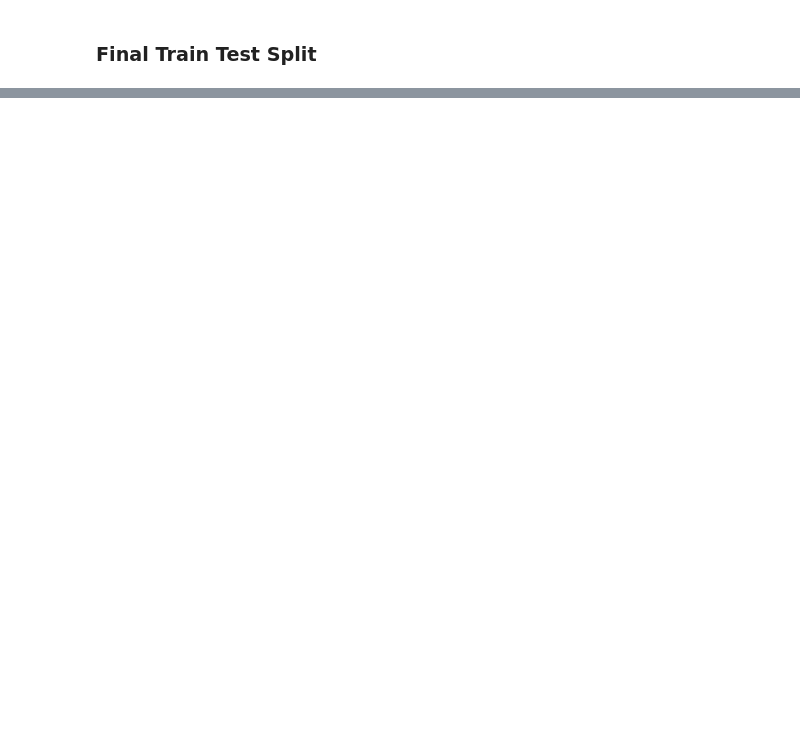
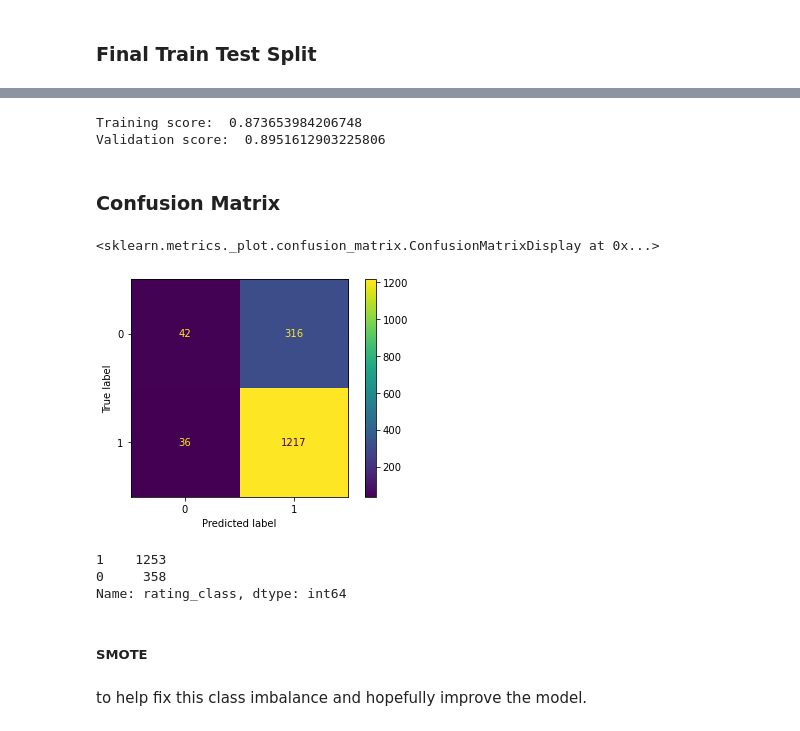
Before and after one commit to jchandleroneal/bsc-phase-three-project, a Jupyter notebook: notebooks/exploratory/dorothy/dorothy_main.ipynb, the cells around one changed output, grey strips where cells are left out. Cells and saved outputs as stored; diff of their text form; code cells hidden in the pictures; blank space fills up the shorter version.

Commit message:
modeling updates

```diff
--- a/notebooks/exploratory/dorothy/dorothy_main.ipynb
+++ b/notebooks/exploratory/dorothy/dorothy_main.ipynb
@@ -621,0 +641,8 @@ X_val
+# %%
+# fit on training categorical data
+ohe.fit(X_train)
+X_train_encoded = ohe.transform(X_train)
+X_val_encoded = ohe.transform(X_val)
+X_train_encoded_df = pd.DataFrame(X_train_encoded, columns=ohe.get_feature_names())
+X_val_encoded_df= pd.DataFrame(X_val_encoded, columns=ohe.get_feature_names())
+X_val_encoded_df
@@ -621,0 +742,27 @@ X_val
+# %%
+# Instantiate LogisticRegression
+logreg = LogisticRegression(solver='liblinear')
+# %%
+def modeling_function(model, X_train, y_train, X_val, y_val):
+
+    # fit model on training data
+    model.fit(X_train, y_train)
+
+    # make predictions on training and validation data
+    train_preds = model.predict(X_train)
+    val_preds = model.predict(X_val)
+
+    # Print accuracy score
+    print('Training score: ', f1_score(y_train, train_preds))
+    print('Validation score: ', f1_score(y_val, val_preds))
+
+    # return fitted model
+    return model
+# %%
+# call modeling function
+logreg = modeling_function(logreg, X_train_encoded_df, y_train, X_val_encoded_df, y_val)
+# %% [output]
+Training score:  0.873653984206748
+Validation score:  0.8951612903225806
+# %% [markdown]
+### Confusion Matrix ###
@@ -621,0 +771,15 @@ X_val
+# %%
+plot_confusion_matrix(logreg, X_train_encoded_df, y_train)
+# %% [output]
+<sklearn.metrics._plot.confusion_matrix.ConfusionMatrixDisplay at 0x...>
+[figure, added]
+# %%
+y_train.value_counts()
+# %% [output]
+1    1253
+0     358
+Name: rating_class, dtype: int64
+# %% [markdown]
+##### SMOTE #####
+# %% [markdown]
+to help fix this class imbalance and hopefully improve the model.
```
Also changed, not shown: parts of 71 cells of this notebook.
